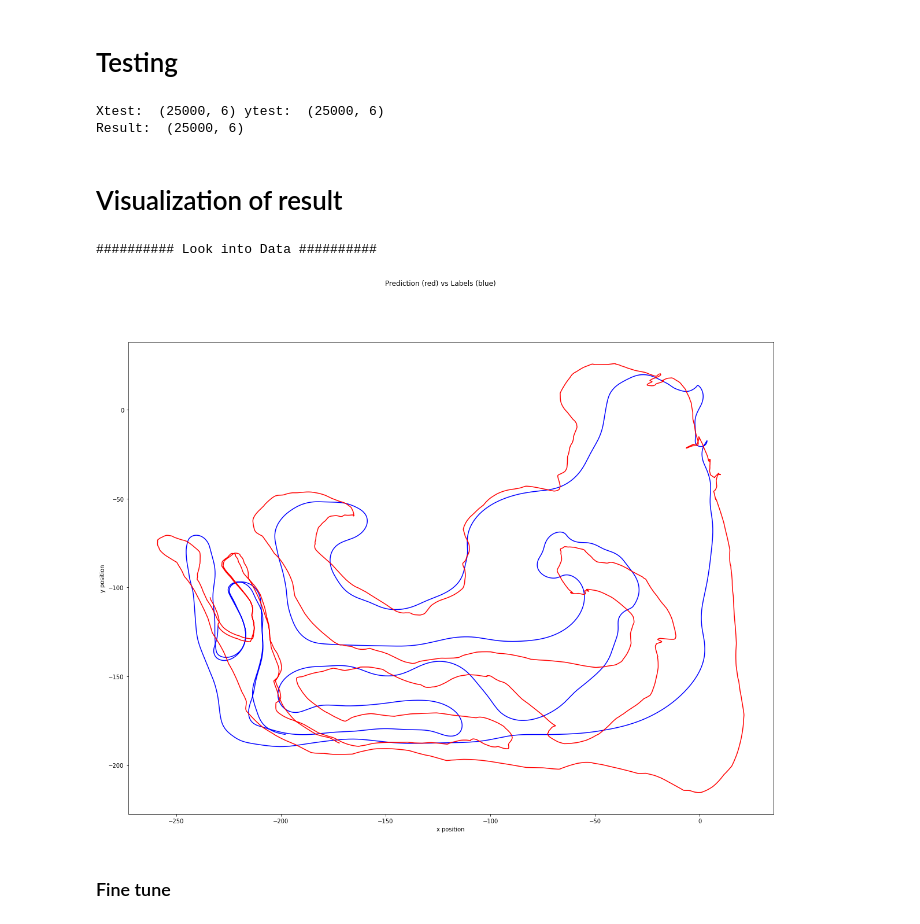
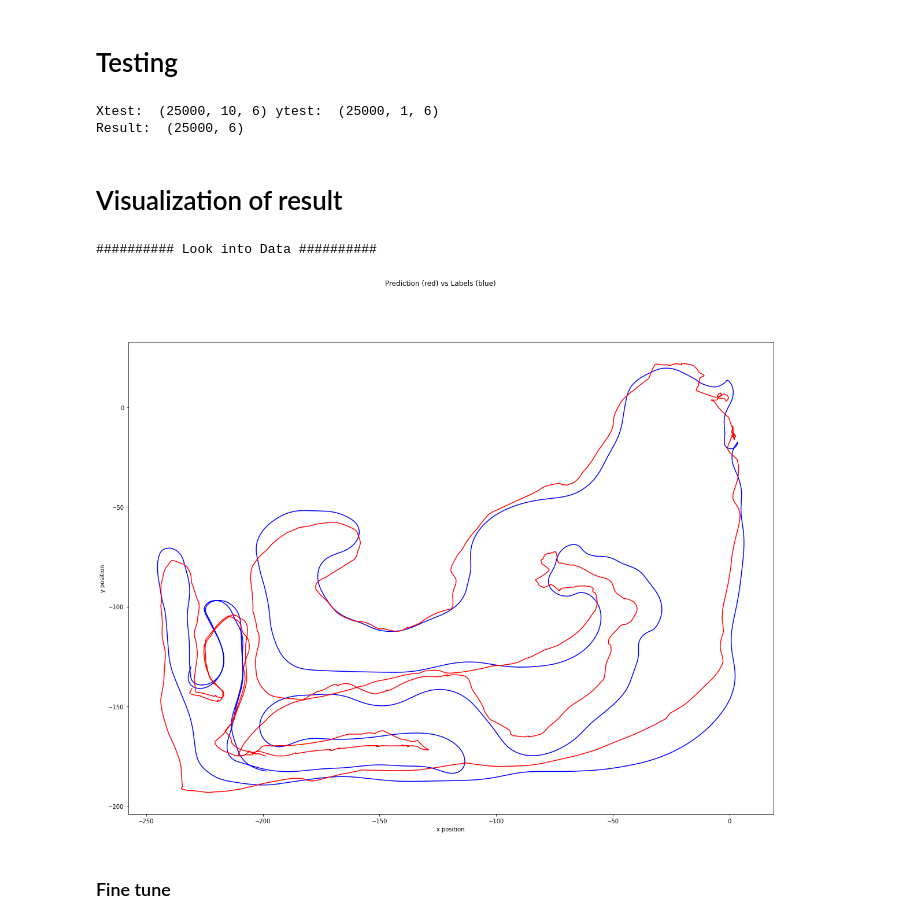
Before and after one commit to dominique-nshimyimana/Car-State, a Jupyter notebook: series_car_state_action_v1.ipynb, the cells around one changed output. Saved outputs shown, nothing was run; the diff lists cells and outputs as text; code cells hidden in the pictures.

```diff
--- a/series_car_state_action_v1.ipynb
+++ b/series_car_state_action_v1.ipynb
@@ -177,12 +194,13 @@ xs_states, xs_actions, ys = load_states_actions(data_dir=data_dir)
 x_states_train, x_states_test, x_actions_train, x_actions_test = train_test_split(xs_states, xs_actions, shuffle=False, test_size=0.10)
 
 # How many steps/state in back from t and # How many steps/state in future/forward from t
-look_back = 1
+look_back = 10
 look_forward = 1
 
 # reshape into X=t and Y=t+1 for states
 x_states_, y_ = create_dataset(x_states_train, look_back)
 x_states_test, y_test = create_dataset(x_states_test, look_back)
+
 
 # Use only n data now
 n = 25000
@@ -226,7 +252,7 @@ cosineDecay = tf.keras.experimental.CosineDecayRestarts(0.0004, 30, t_mul=2.0, m
 optimizer = tf.keras.optimizers.Adam(learning_rate=cosineDecay)
 
 model = NeuralDynamics((look_back, 6),out_size=6, training=True)
-EPOCHS = 420
+EPOCHS = 360
 print('Model Initialized!')
 # %% [output]
 Model Initialized!
@@ -277,33 +309,34 @@ a = 0
 # %% [markdown]
 # Testing
 # %%
-Xtest, ytest = x_states_test[:n:], y_test[:n:]
+rndIdx = 0 # np.random.randint(0, len(y_test)-n-1)
+Xtest, ytest = x_states_test[rndIdx:n+rndIdx:], y_test[rndIdx:n+rndIdx:]
 
 print('Xtest: ', Xtest.shape, 'ytest: ', ytest.shape)
 #result = model.predict((x_states_test, x_actions_test))
-yhat = model.predict(Xtest, batch_size=1)
+yhat = model.predict(Xtest, batch_size=100)
 print('Result: ', yhat.shape)
 # %% [output]
-Xtest:  (25000, 6) ytest:  (25000, 6)
+Xtest:  (25000, 10, 6) ytest:  (25000, 1, 6)
 Result:  (25000, 6)
 # %% [markdown]
 # Visualization of result
 # %%
 print('#'*10, "Look into Data",'#'*10)
 # x, y, ... from shape=(...,...6)
-labels = ytest[:,:2]  #y_[:,:,:2]
-predict  = 1.8*yhat[:,:2]
+labels = ytest[:,0:1,:2]
+predict  = 1.2*yhat[:,:2]
 
-plt.plot(*zip(*labels), 'b')
-plt.plot(*zip(*predict),'r')
+plt.plot(*zip(*labels.reshape(-1,2)), 'b')
+plt.plot(*zip(*predict.reshape(-1,2)),'r')
 plt.ylabel('y position')
 plt.xlabel('x position')
 plt.suptitle("Prediction (red) vs Labels (blue)")
 plt.gcf().set_size_inches(20, 15)
 plt.show()
 # %% [output]
 ########## Look into Data ##########
-[figure, old version]
+[figure, new version]
 # %% [markdown]
 ### Fine tune
 # %%
```
Also changed, not shown: parts of 11 cells of this notebook.
